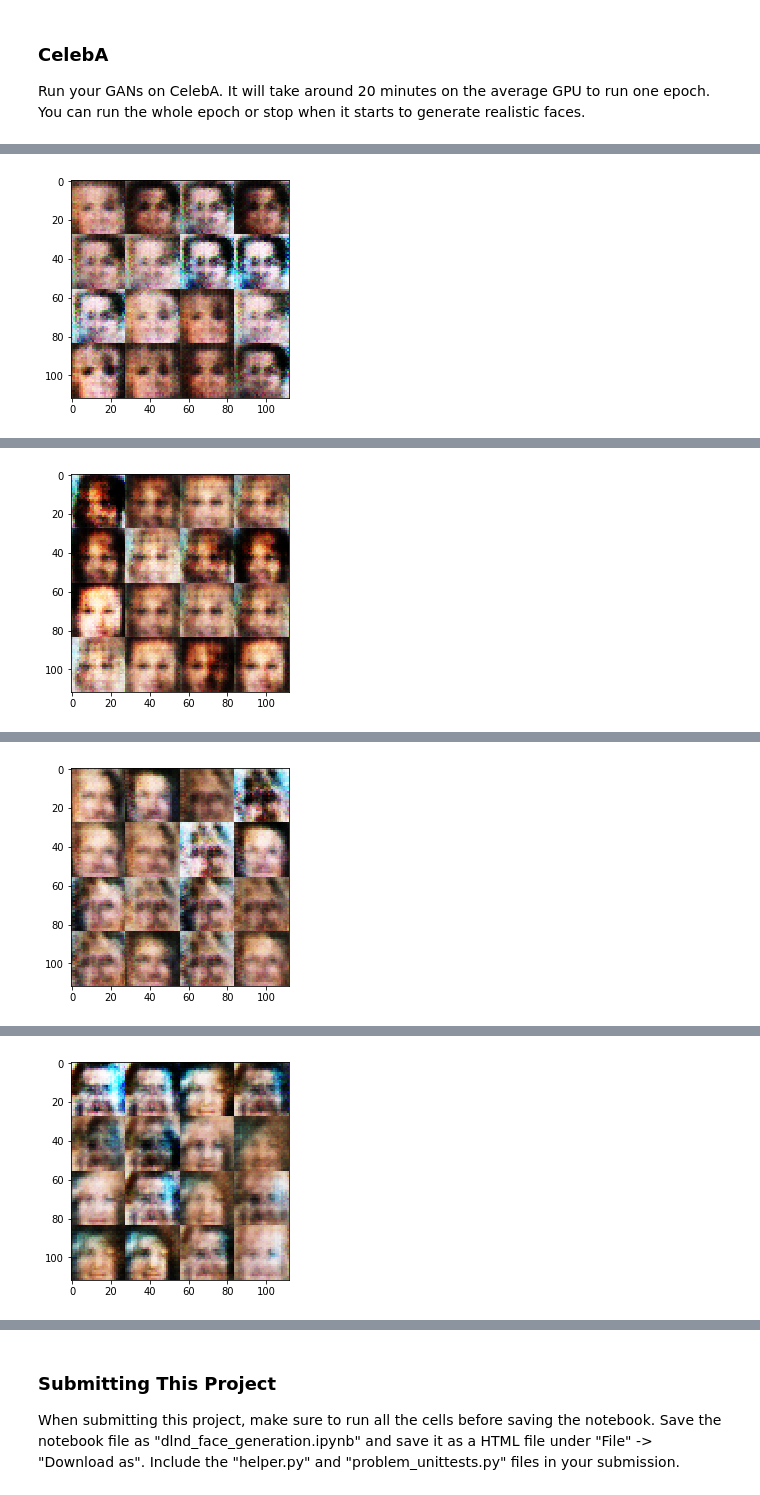
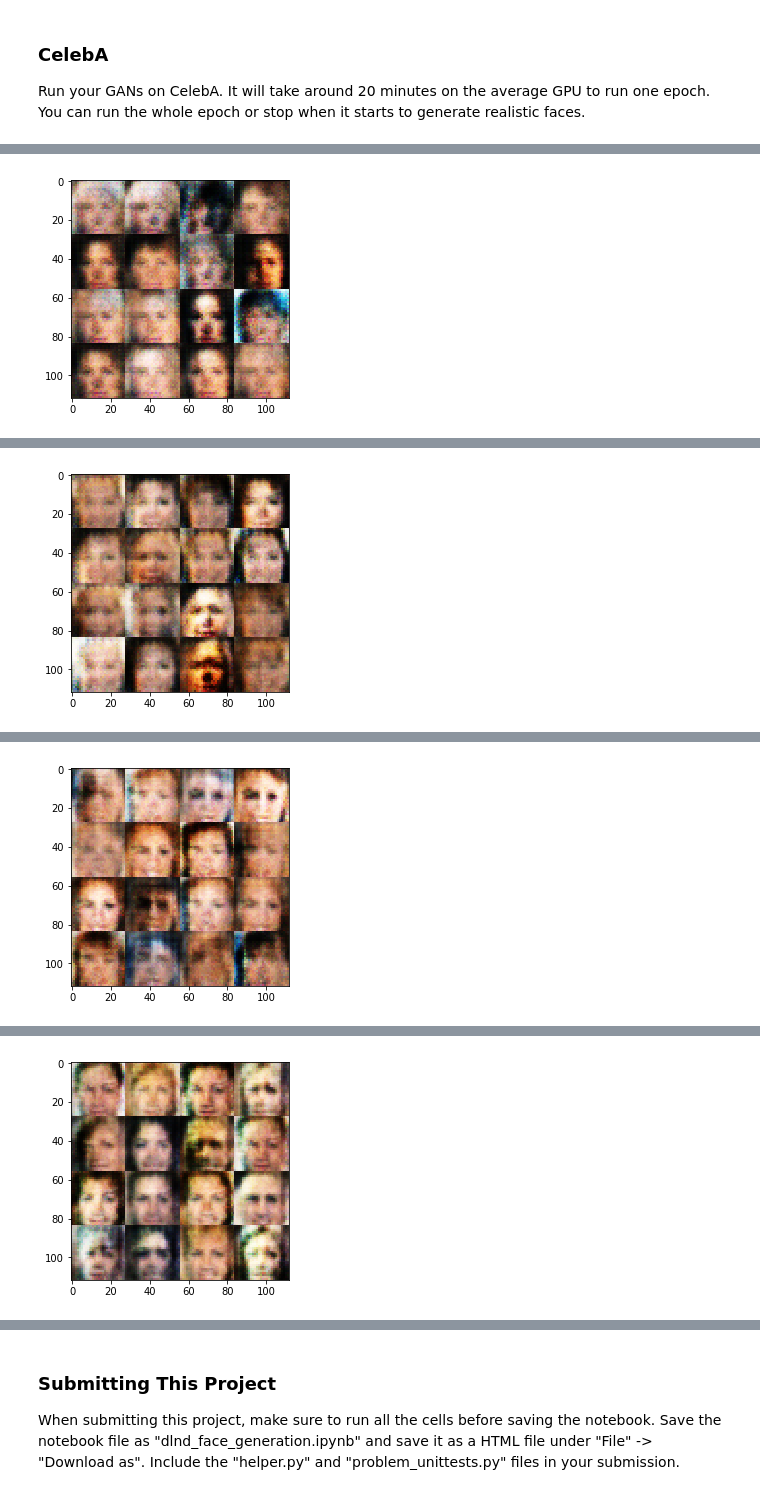
Before and after one commit to Charleo85/UdacityDL, a Jupyter notebook: projects/face_generation/dlnd_face_generation.ipynb, the cells around one changed output, grey strips where cells are left out. Drawn from its saved outputs; the diff is of its cells as text; code cells hidden in the pictures.

```diff
--- a/projects/face_generation/dlnd_face_generation.ipynb
+++ b/projects/face_generation/dlnd_face_generation.ipynb
@@ -150,19 +150,19 @@ def discriminator(images, reuse=False):
         n=64
 
         #Input layer shape: 28x28x3
-        x1 = tf.layers.conv2d(images, n, 3, strides=2, padding='same')
+        x1 = tf.layers.conv2d(images, n, 5, strides=2, padding='same')
         #no need to batch_normalization in first layer
         x1 = tf.maximum(alpha*x1, x1)
         #14x14xn
-        x2 = tf.layers.conv2d(x1, 2*n, 3, strides=2, padding='same')
+        x2 = tf.layers.conv2d(x1, 2*n, 5, strides=2, padding='same')
         x2 = tf.layers.batch_normalization(x2, training=True)
         x2 = tf.maximum(alpha*x2, x2)
         #7x7x2n
-        x3 = tf.layers.conv2d(x2, 4*n, 3, strides=2, padding='same')
+        x3 = tf.layers.conv2d(x2, 4*n, 5, strides=2, padding='same')
         x3 = tf.layers.batch_normalization(x3, training=True)
         x3 = tf.maximum(alpha*x3, x3)
         #4x4x4n
-        x4 = tf.layers.conv2d(x3, 8*n, 3, strides=2, padding='same')
+        x4 = tf.layers.conv2d(x3, 8*n, 5, strides=2, padding='same')
         x4 = tf.layers.batch_normalization(x4, training=True)
         x4 = tf.maximum(alpha*x4, x4)
         #2x2x8n
@@ -205,7 +205,7 @@ def generator(z, out_channel_dim, is_train=True):
         drn = tf.layers.batch_normalization(dr, training=is_train)
         drnr = tf.maximum(alpha*drn, drn)
         #7x7x4n
-        c1 = tf.layers.conv2d_transpose(drnr, 4*n, 3, strides=2, padding='same')
+        c1 = tf.layers.conv2d_transpose(drnr, 4*n, 5, strides=2, padding='same')
         c1n = tf.layers.batch_normalization(c1, training=is_train)
         c1nr = tf.maximum(alpha*c1n, c1n)
         #14x14x2n
@@ -438,10 +436,10 @@ Epoch 1/2... Avg. Discriminator Loss: 0.623 Avg. Generator Loss: 2.412
 ### CelebA
 Run your GANs on CelebA.  It will take around 20 minutes on the average GPU to run one epoch.  You can run the whole epoch or stop when it starts to generate realistic faces.
 # %%
-batch_size = 256
+batch_size = 64
 z_dim = 100
-learning_rate = 5e-4
-beta1 = 0.4
+learning_rate = 7e-4
+beta1 = 0.1
 
 
 """
@@ -461 +459 @@ Epoch 1/1... Avg. Discriminator Loss: 1.262 Avg. Generator Loss: 1.077
-[figure, old version]
+[figure, new version]
@@ -463 +461 @@ Epoch 1/1... Avg. Discriminator Loss: 1.285 Avg. Generator Loss: 1.030
-[figure, old version]
+[figure, new version]
@@ -465 +463 @@ Epoch 1/1... Avg. Discriminator Loss: 1.284 Avg. Generator Loss: 1.018
-[figure, old version]
+[figure, new version]
@@ -467 +465 @@ Epoch 1/1... Avg. Discriminator Loss: 1.214 Avg. Generator Loss: 1.082
-[figure, old version]
+[figure, new version]
```
Also changed, not shown: parts of 3 cells of this notebook.
